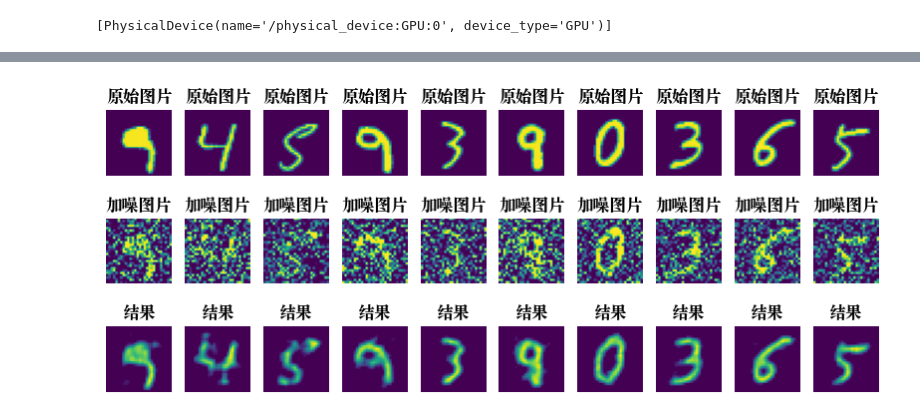
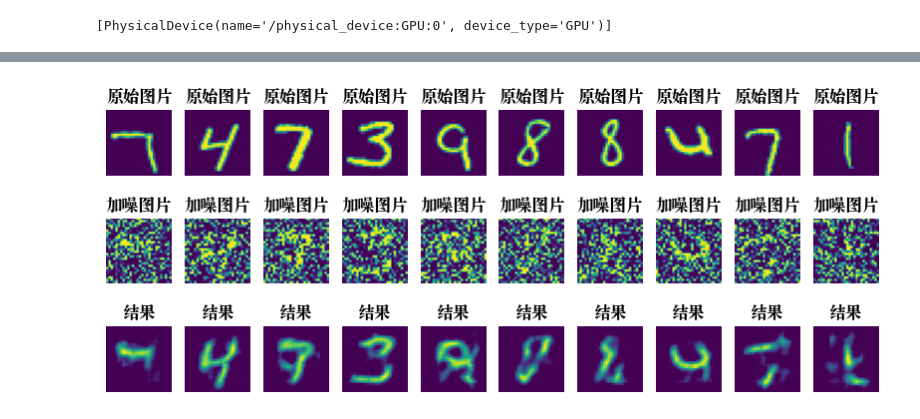
Before and after one commit to ChenZihan-sudo/CS101-Fundamental-Zone, a Jupyter notebook: NeuralNetwork_and_ML/nerual_network/autoencode/cnn_denoise.ipynb, the cells around one changed output, grey strips where cells are left out. Drawn from its saved outputs; the diff is of its cells as text; code cells hidden in the pictures.

```diff
--- a/NeuralNetwork_and_ML/nerual_network/autoencode/cnn_denoise.ipynb
+++ b/NeuralNetwork_and_ML/nerual_network/autoencode/cnn_denoise.ipynb
@@ -181,0 +196,4 @@ test_set_predict = model_trained.predict(x_test_noised)
+# %%
+# tf.keras.models.save_model(model_trained, "resources/cnn_denoise.h5")
+model_trained = tf.keras.models.load_model("resources/cnn_denoise.h5")
+test_set_predict = model_trained.predict(x_test_noised)
@@ -182,23 +202,23 @@ test_set_predict = model_trained.predict(x_test_noised)
 # %%
 # Show result of test set
 plt.figure(figsize=(10, 4))
 plt.rcParams['font.sans-serif'] = ['Songti SC']
 
-step = 209
+step = 909
 x_test_noised_numpy = x_test_noised.numpy()
 
 for i in range(0 + step, 10 + step):
     plt.subplot(3, 10, i - step + 1)
     plt.axis("off")
     plt.title('原始图片')
     plt.imshow(x_test_numpy[i])
     plt.subplot(3, 10, i - step + 11)
     plt.axis("off")
     plt.title('加噪图片')
     plt.imshow(x_test_noised[i])
     plt.subplot(3, 10, i - step + 21)
     plt.axis("off")
     plt.title('结果')
     plt.imshow(test_set_predict[i])
 # %% [output]
-[figure, old version]
+[figure, new version]
```
Also changed, not shown: parts of 7 cells of this notebook, 9 other files.
